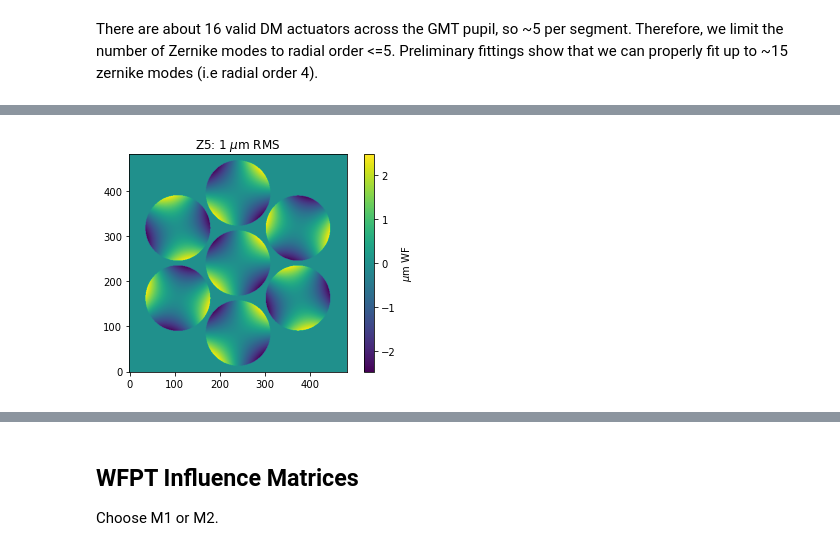
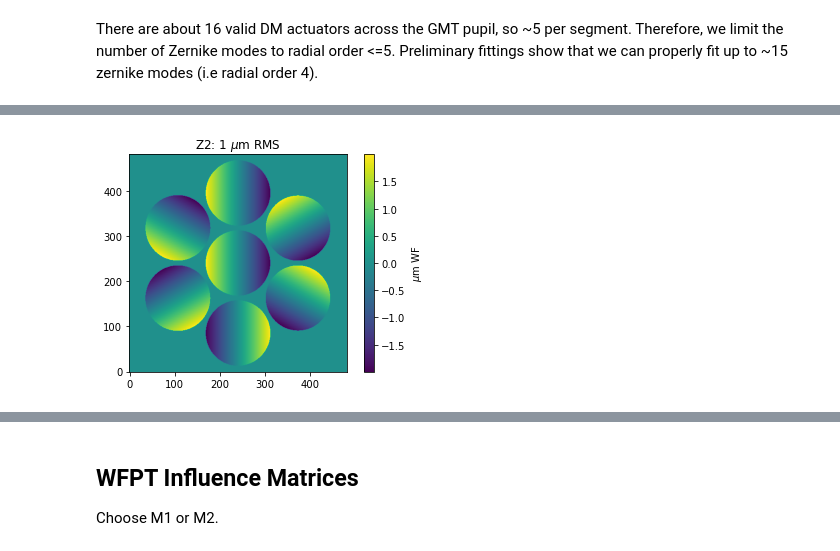
Before and after one commit to fquiros/CEO, a Jupyter notebook: python/ceo/wfpt/WFPT_segment_zernikes_v1.ipynb, the cells around one changed output, grey strips where cells are left out. Drawn from its saved outputs; the diff is of its cells as text; code cells hidden in the pictures.

```diff
--- a/python/ceo/wfpt/WFPT_segment_zernikes_v1.ipynb
+++ b/python/ceo/wfpt/WFPT_segment_zernikes_v1.ipynb
@@ -78,12 +81,12 @@ plt.colorbar();
 # %%
 #----- Show a segment Zernike just for fun on every segment.
-this_mode = 4
+this_mode = 1
 phtemp = np.zeros((nPx,nPx))
 for this_seg in range(7):
     phtemp[zerntool.GMTmask] += zerntool.Zmat[:,this_mode,this_seg]
 
 plt.imshow(phtemp, interpolation=None, origin='lower')
 plt.colorbar(label='$\mu$m WF')
 plt.title('Z%d: 1 $\mu$m RMS'%(this_mode+1));
 # %% [output]
-[figure, old version]
+[figure, new version]
```
Also changed, not shown: parts of 22 cells of this notebook, 2 other files.
